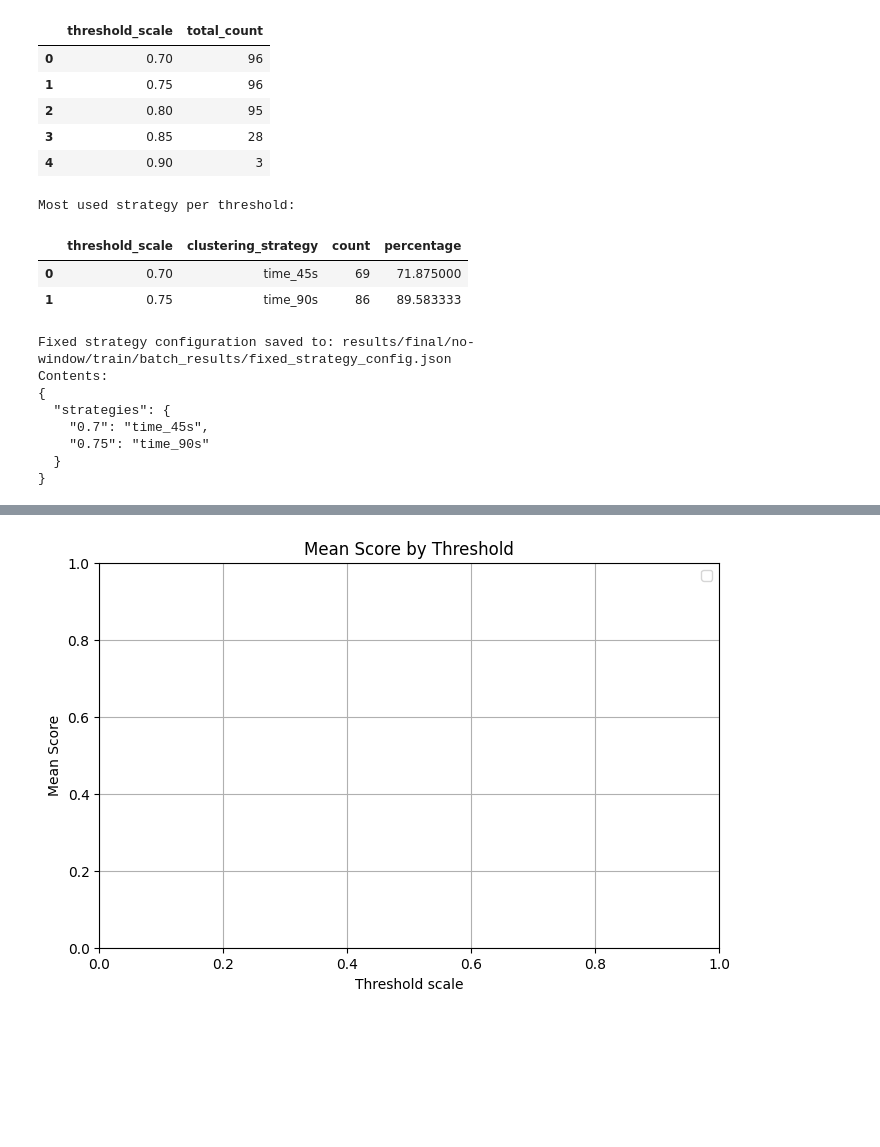
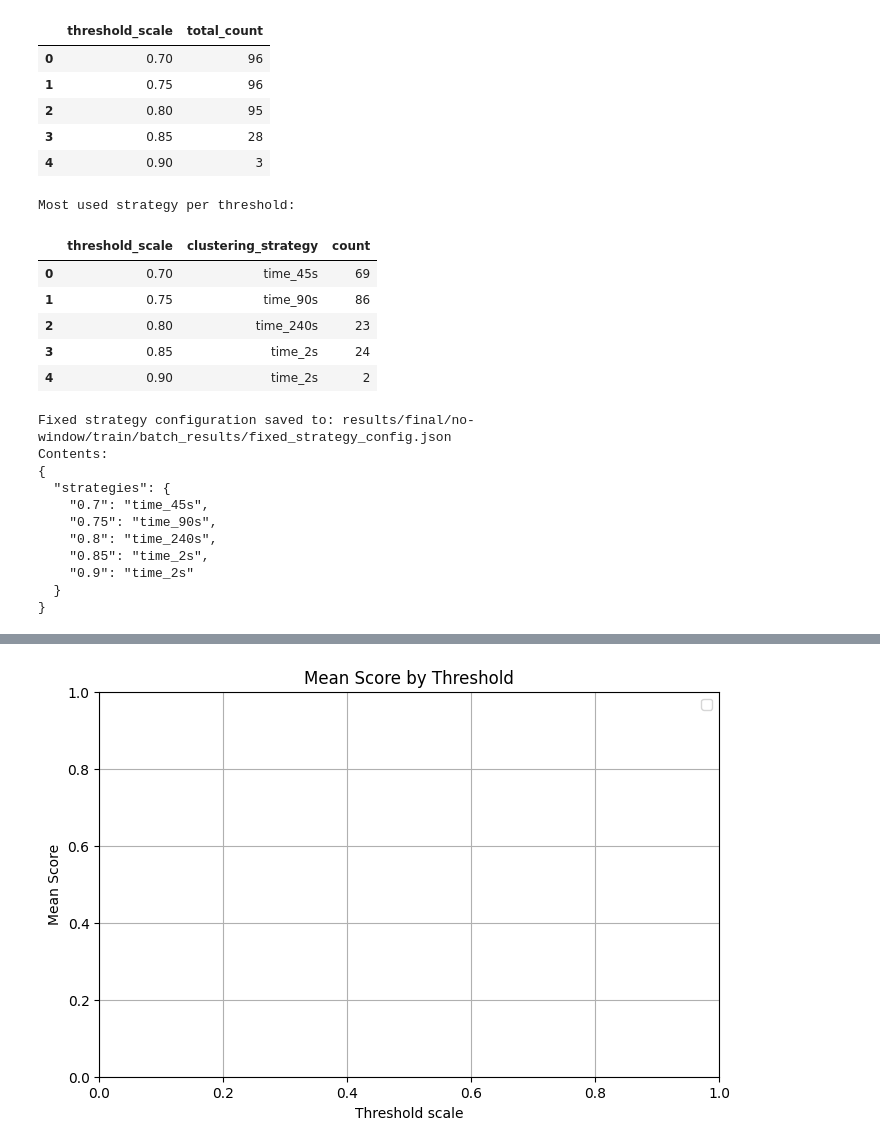
Before and after one commit to creintjes/ecg-seizure-detection, a Jupyter notebook: TimeVQVAE-AD/evaluation/final_analysis.ipynb, the cells around one changed output, grey strips where cells are left out. Cells and saved outputs as stored; diff of their text form; code cells hidden in the pictures; blank space fills up the shorter version.

```diff
--- a/TimeVQVAE-AD/evaluation/final_analysis.ipynb
+++ b/TimeVQVAE-AD/evaluation/final_analysis.ipynb
@@ -175,7 +159,7 @@ totals = counts.groupby('threshold_scale')['count'].sum().reset_index(name='tota
 
 # Filter both counts and small_df
 counts = counts.merge(totals, on='threshold_scale')
-counts = counts[counts['threshold_scale'].copy()
+counts = counts[counts['threshold_scale']].copy()
 
 # Add percentages
 counts['percentage'] = (
@@ -213,20 +207,23 @@ totals
 # %%
 # Find the most used strategy per threshold
 most_used_strategy = (
     counts
     .loc[counts.groupby('threshold_scale')['count'].idxmax()]
     .reset_index(drop=True)
-    [['threshold_scale', 'clustering_strategy', 'count', 'percentage']]
+    [['threshold_scale', 'clustering_strategy', 'count']]
     .sort_values('threshold_scale')
 )
 
 print("Most used strategy per threshold:")
 most_used_strategy
 # %% [output]
 Most used strategy per threshold:
-|  | threshold_scale | clustering_strategy | count | percentage |
-| 0 | 0.70 | time_45s | 69 | 71.875000 |
-| 1 | 0.75 | time_90s | 86 | 89.583333 |
+|  | threshold_scale | clustering_strategy | count |
+| 0 | 0.70 | time_45s | 69 |
+| 1 | 0.75 | time_90s | 86 |
+| 2 | 0.80 | time_240s | 23 |
+| 3 | 0.85 | time_2s | 24 |
+| 4 | 0.90 | time_2s | 2 |
 # %%
 import json
 
@@ -255,6 +252,9 @@ Contents:
 {
   "strategies": {
     "0.7": "time_45s",
-    "0.75": "time_90s"
+    "0.75": "time_90s",
+    "0.8": "time_240s",
+    "0.85": "time_2s",
+    "0.9": "time_2s"
   }
 }
```
Also changed, not shown: parts of 7 cells of this notebook, 22 other files.
